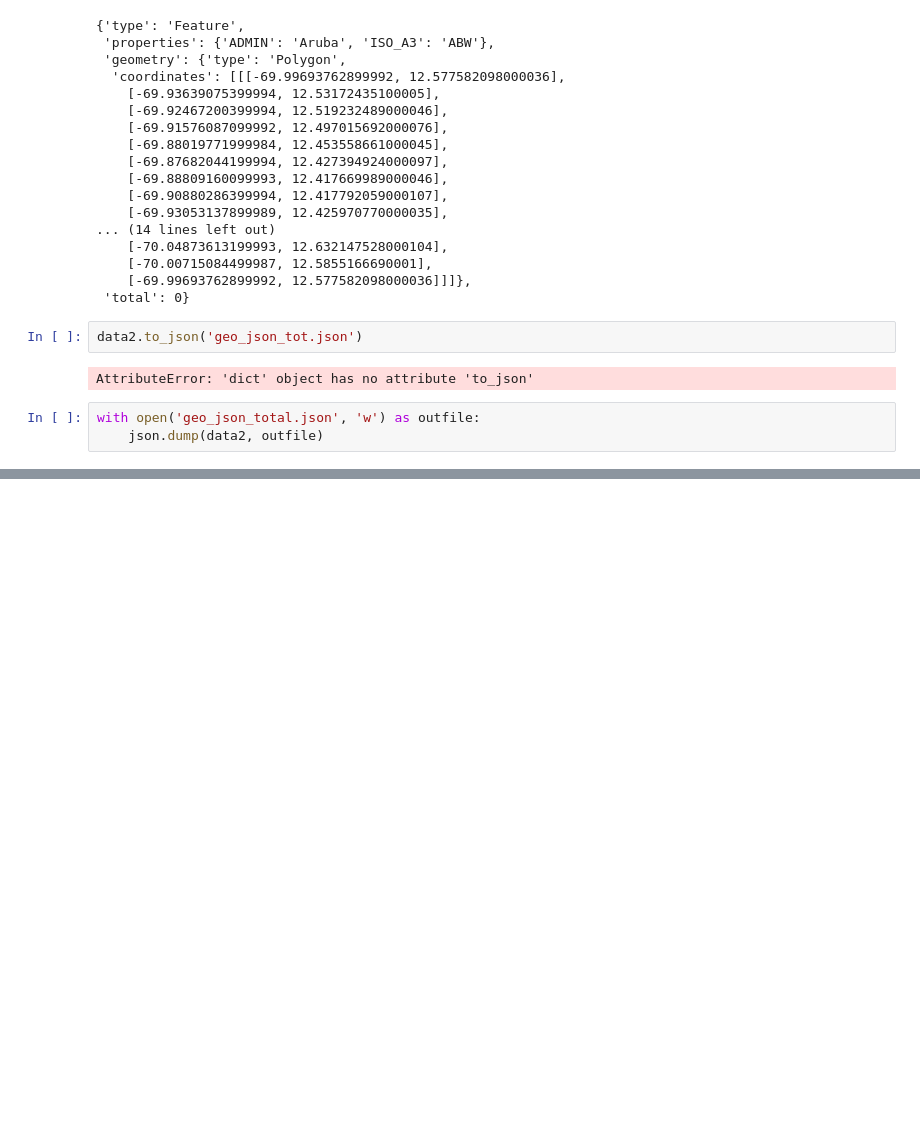
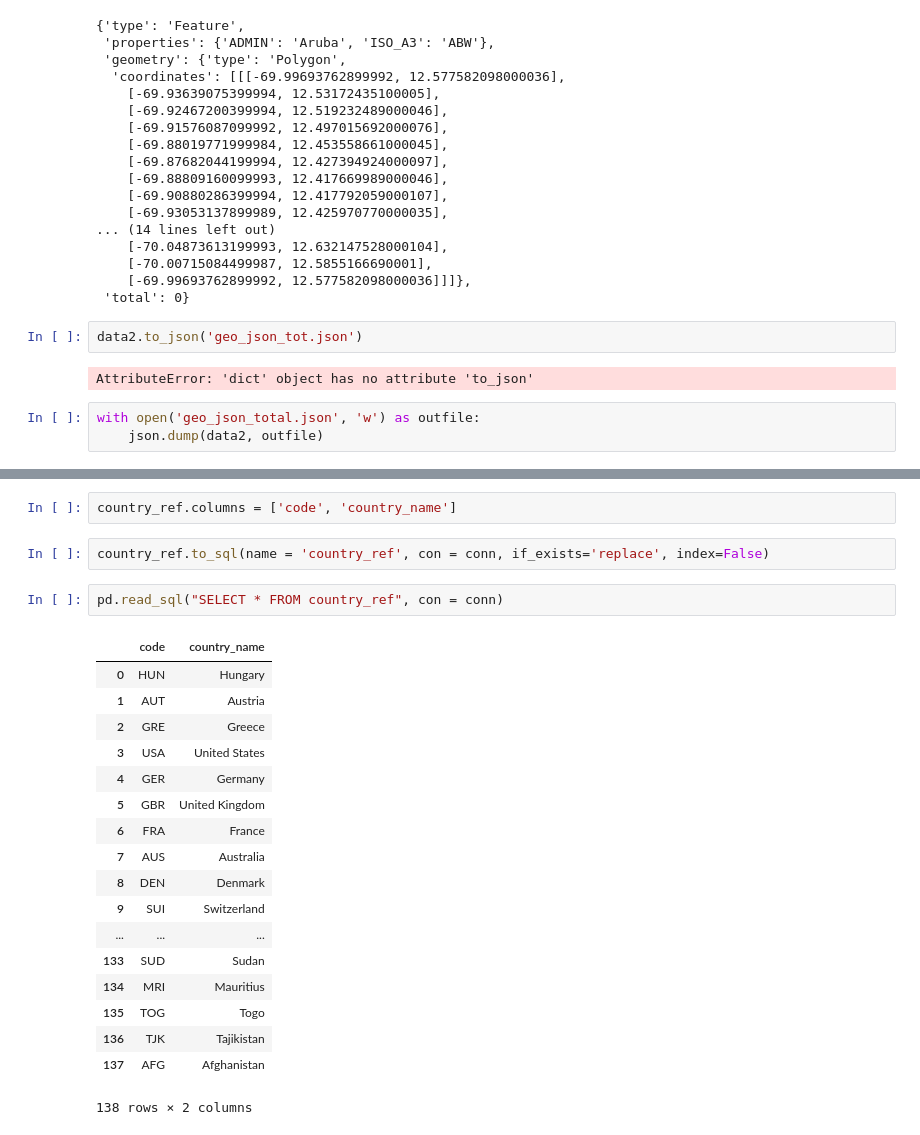
Before and after one commit to sponre01/Project_2, a Jupyter notebook: data_preprocessing/preprocessing.ipynb, the cells around one changed output, grey strips where cells are left out. Drawn from its saved outputs; the diff is of its cells as text; blank space fills up the shorter version.

Commit message:
flag table in sqlite along with country_ref

```diff
--- a/data_preprocessing/preprocessing.ipynb
+++ b/data_preprocessing/preprocessing.ipynb
@@ -387,0 +453,25 @@ with open('geo_json_total.json', 'w') as outfile:
+# %%
+country_ref.columns = ['code', 'country_name']
+# %%
+country_ref.to_sql(name = 'country_ref', con = conn, if_exists='replace', index=False)
+# %%
+pd.read_sql("SELECT * FROM country_ref", con = conn)
+# %% [output]
+|  | code | country_name |
+| 0 | HUN | Hungary |
+| 1 | AUT | Austria |
+| 2 | GRE | Greece |
+| 3 | USA | United States |
+| 4 | GER | Germany |
+| 5 | GBR | United Kingdom |
+| 6 | FRA | France |
+| 7 | AUS | Australia |
+| 8 | DEN | Denmark |
+| 9 | SUI | Switzerland |
+| ... | ... | ... |
+| 133 | SUD | Sudan |
+| 134 | MRI | Mauritius |
+| 135 | TOG | Togo |
+| 136 | TJK | Tajikistan |
+| 137 | AFG | Afghanistan |
+138 rows × 2 columns
```
Also changed, not shown: parts of 6 cells of this notebook, 1 other file.
